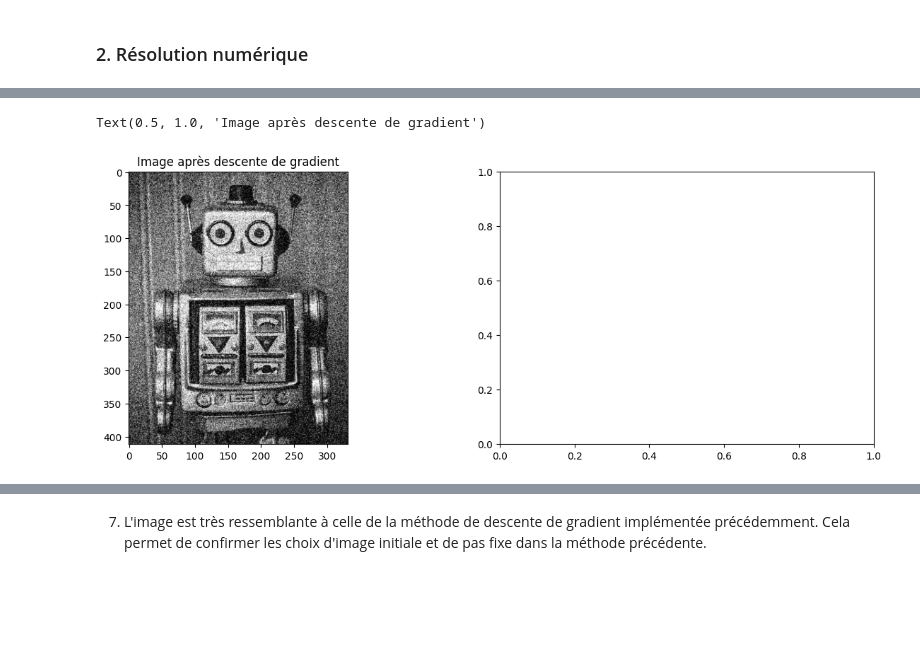
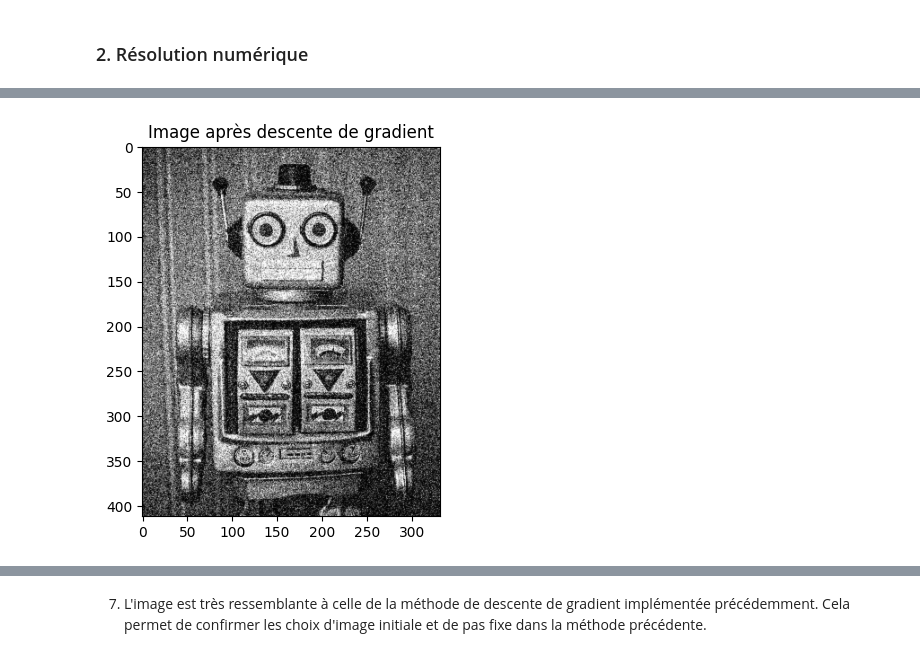
Before and after one commit to LouisedeFer/Projet-opti, a Jupyter notebook: projet.ipynb, the cells around one changed output, grey strips where cells are left out. Cells and saved outputs as stored; diff of their text form; code cells hidden in the pictures; blank space fills up the shorter version.

```diff
--- a/projet.ipynb
+++ b/projet.ipynb
@@ -101,36 +100,37 @@ Text(0.5, 1.0, 'Laplacien')
 # %%
 ## Q5 Méthode de descente de gradient à pas fixe
 
 
 def funR(u, ub):
     g = grad(u)
     return (
         (np.linalg.norm(u - ub, ord=2) ** 2) / 2
         + np.linalg.norm(g[0], ord=2) ** 2
         + np.linalg.norm(g[1], ord=2) ** 2
     )
 
 
 def grad_funR(u, ub):
     return u - ub - 2 * laplacien(u)
 
 
 def optim_gradient_fixed_step(grad_fun, x0, L, xb, max_iter=100, epsilon_grad_fun=1e-9):
     nb_iter = 0
     x = x0
     while nb_iter <= max_iter and np.linalg.norm(grad_fun(x, xb)) > epsilon_grad_fun:
         nb_iter += 1
         x -= L * grad_fun(x, xb)
     return x
 
-fig, axes = plt.subplots(1, 2, figsize=(15, 5))
-x0, pas = np.zeros(imgR.shape), 1e-3
+
+x0, pas = np.zeros(imgR.shape), 1e-2
 imgRB_opti = optim_gradient_fixed_step(grad_funR, x0, pas, imgRB)
-axes[0].imshow(imgRB_opti, cmap="gray")
-axes[0].set_title("Image après descente de gradient")
+
+plt.imshow(imgRB_opti, cmap="gray")
+plt.title("Image après descente de gradient")
+plt.show();
 # %% [output]
-Text(0.5, 1.0, 'Image après descente de gradient')
-[figure, old version]
+[figure, new version]
 # %%
 # test pour vérifier les implémentations des fonctions précédentes
 
```
Also changed, not shown: parts of 10 cells of this notebook.
